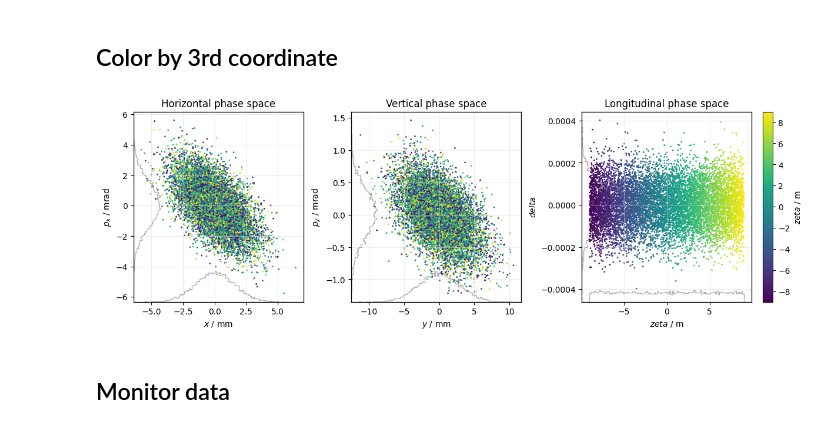
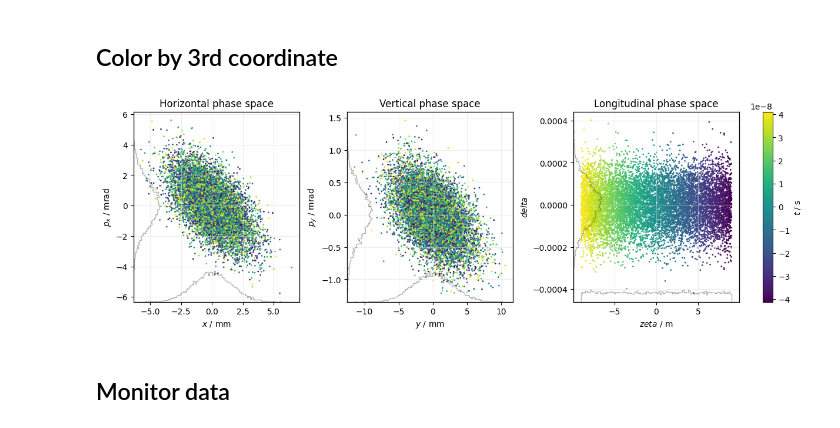
Before and after one commit to xsuite/xplt, a Jupyter notebook: examples/phasespace.ipynb, the cells around one changed output. Cells and saved outputs as stored; diff of their text form; code cells hidden in the pictures.

```diff
--- a/examples/phasespace.ipynb
+++ b/examples/phasespace.ipynb
@@ -105,9 +105,9 @@ plot = xplt.PhaseSpacePlot(particles, kind="X,Y", twiss=tw, std=True)
 # %% [markdown]
 ## Color by 3rd coordinate
-# %%
-plot = xplt.PhaseSpacePlot(particles, color="zeta", cmap="viridis")  # or color='x,y,zeta'
-# %% [output]
-[figure, removed]
+# %%
+plot = xplt.PhaseSpacePlot(particles, color="t", cmap="viridis")  # or color='x,y,zeta'
+# %% [output]
+[figure, added]
 # %% [markdown]
 ## Monitor data
 # %% [markdown]
```
Also changed, not shown: parts of 9 cells of this notebook, 6 other files.
